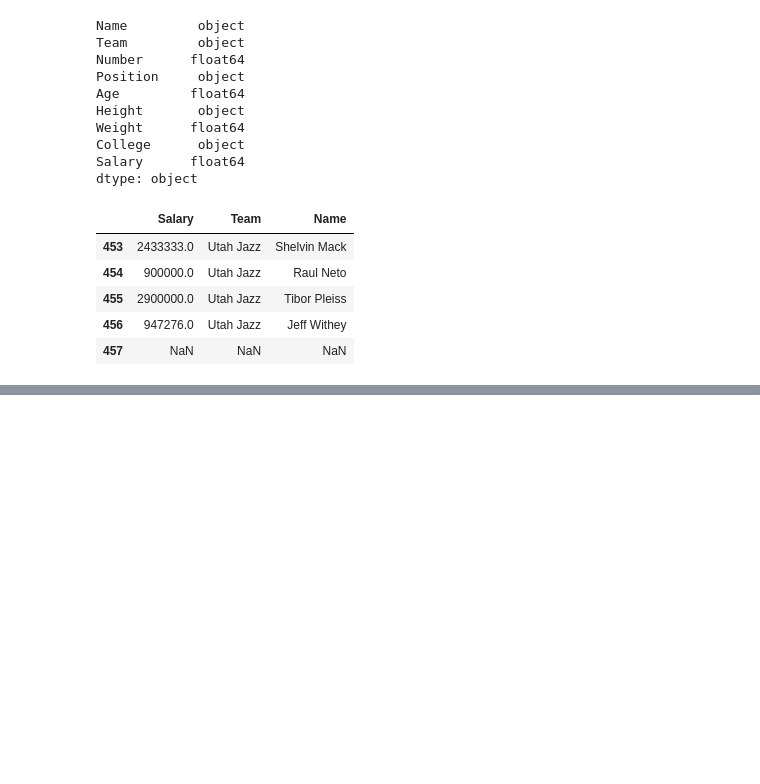
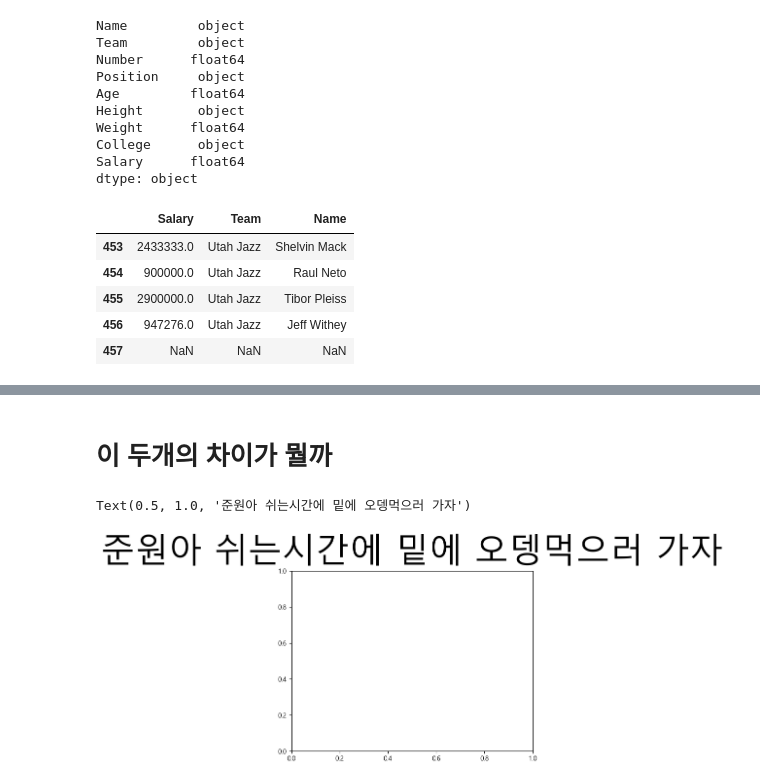
Before and after one commit to minseok06/python, a Jupyter notebook: 24강.ipynb, the cells around one changed output, grey strips where cells are left out. Saved outputs shown, nothing was run; the diff lists cells and outputs as text; code cells hidden in the pictures; blank space fills up the shorter version.

```diff
--- a/24강.ipynb
+++ b/24강.ipynb
@@ -65,0 +92,2 @@ df.head()
+# %% [markdown]
+# 이 두개의 차이가 뭘까
@@ -65,0 +96,6 @@ df.head()
+# %%
+plt.rc('font', family='Malgun Gothic')
+plt.title('준원아 쉬는시간에 밑에 오뎅먹으러 가자', size=50)
+# %% [output]
+Text(0.5, 1.0, '준원아 쉬는시간에 밑에 오뎅먹으러 가자')
+[figure, added]
```
Also changed, not shown: parts of 10 cells of this notebook.
